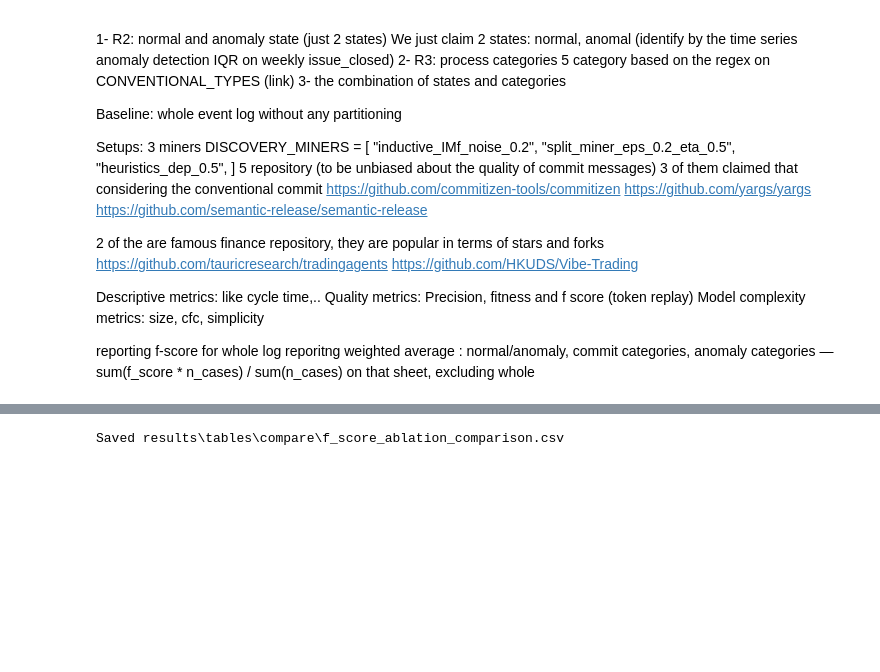
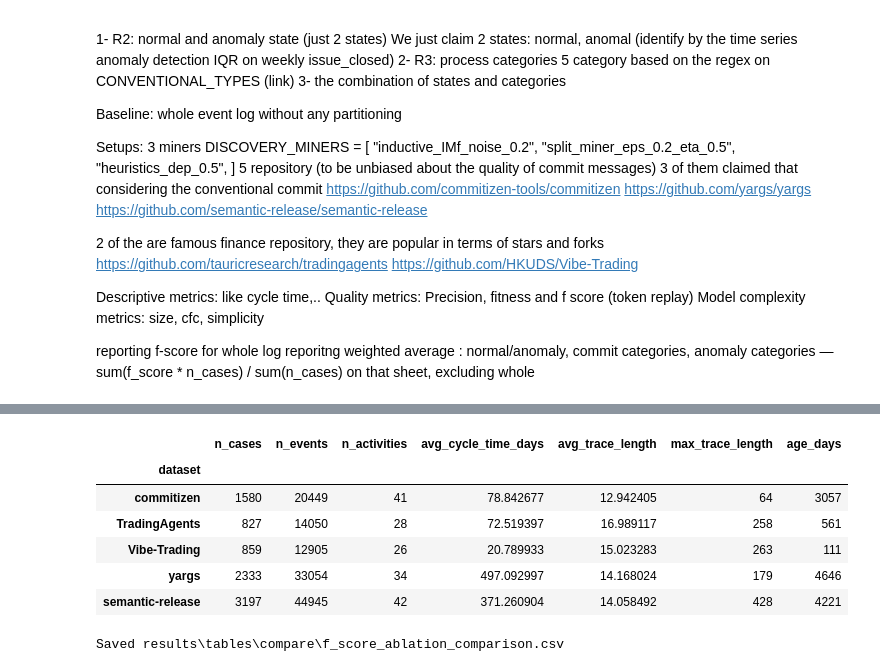
Before and after one commit to MahsaChoop/Lifecycle-Processes, a Jupyter notebook: evaluation-ablation study.ipynb, the cells around one changed output, grey strips where cells are left out. Cells and saved outputs as stored; diff of their text form; code cells hidden in the pictures; blank space fills up the shorter version.

Commit message:
adding population stats

```diff
--- a/evaluation-ablation study.ipynb
+++ b/evaluation-ablation study.ipynb
@@ -39,3 +39,41 @@ Model complexity metrics: size, cfc, simplicity
 reporting f-score for whole log
 reporitng weighted average :
 normal/anomaly, commit categories, anomaly categories — sum(f_score * n_cases) / sum(n_cases) on that sheet, excluding whole
+# %%
+from functions.configs import load_dataset_config
+from functions.ocel_flatten import flatten_ocel2_issue_log
+from functions.preprocessing import preprocess_flat_log
+from functions.discovery import log_descriptive_stats
+import pandas as pd
+
+DATASETS = [
+    "commitizen",
+    "TradingAgents",
+    "Vibe-Trading",
+    "yargs",
+    "semantic-release",
+]
+
+rows = []
+for name in DATASETS:
+    cfg = load_dataset_config(name)
+    whole = preprocess_flat_log(
+        flatten_ocel2_issue_log(cfg),
+        cfg,
+        max_rep=10 if name == "commitizen" else 1000,
+    )
+    stats = log_descriptive_stats(whole)
+    ts = pd.to_datetime(whole["time:timestamp"], utc=True)
+    rows.append({
+        "dataset": name,
+        "n_cases": stats["n_cases"],
+        "n_events": len(whole),
+        "n_activities": whole["concept:name"].nunique(),
+        "avg_cycle_time_days": stats["avg_cycle_time_days"],
+        "avg_trace_length": stats["avg_trace_length"],
+        "max_trace_length": int(whole.groupby("case:concept:name").size().max()),
+        "age_days": (ts.max() - ts.min()).days,
+    })
+
+pd.DataFrame(rows).set_index("dataset")
+# %% [output]
@@ -42,3 +97,10 @@ normal/anomaly, commit categories, anomaly categories — sum(f_score * n_cases)
+|  | n_cases | n_events | n_activities | avg_cycle_time_days | avg_trace_length | max_trace_length | age_days |
+| dataset |  |  |  |  |  |  |  |
+| commitizen | 1580 | 20449 | 41 | 78.842677 | 12.942405 | 64 | 3057 |
+| TradingAgents | 827 | 14050 | 28 | 72.519397 | 16.989117 | 258 | 561 |
+| Vibe-Trading | 859 | 12905 | 26 | 20.789933 | 15.023283 | 263 | 111 |
+| yargs | 2333 | 33054 | 34 | 497.092997 | 14.168024 | 179 | 4646 |
+| semantic-release | 3197 | 44945 | 42 | 371.260904 | 14.058492 | 428 | 4221 |
 # %%
 from pathlib import Path
 import pandas as pd
```
Also changed, not shown: parts of 1 cell of this notebook.
